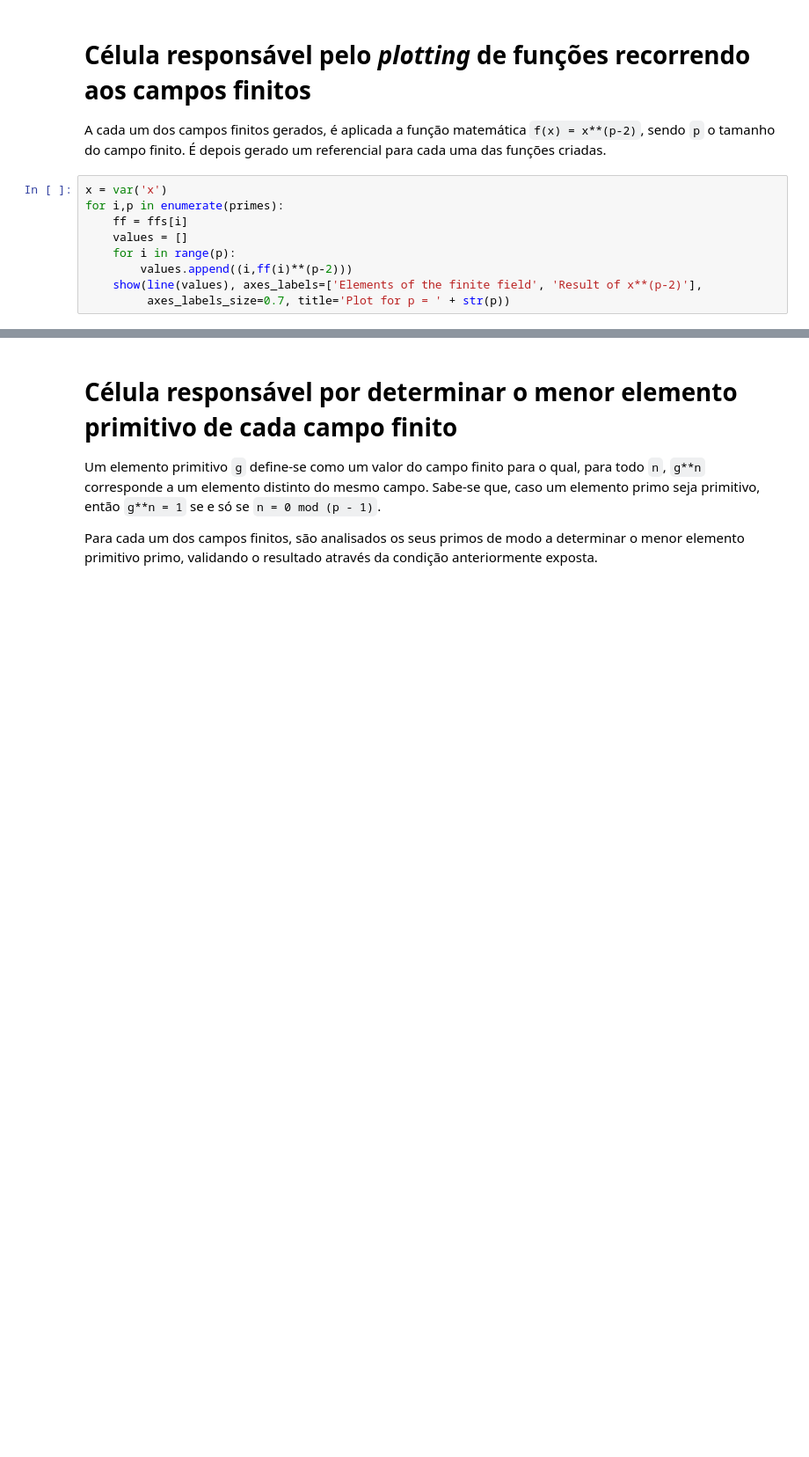
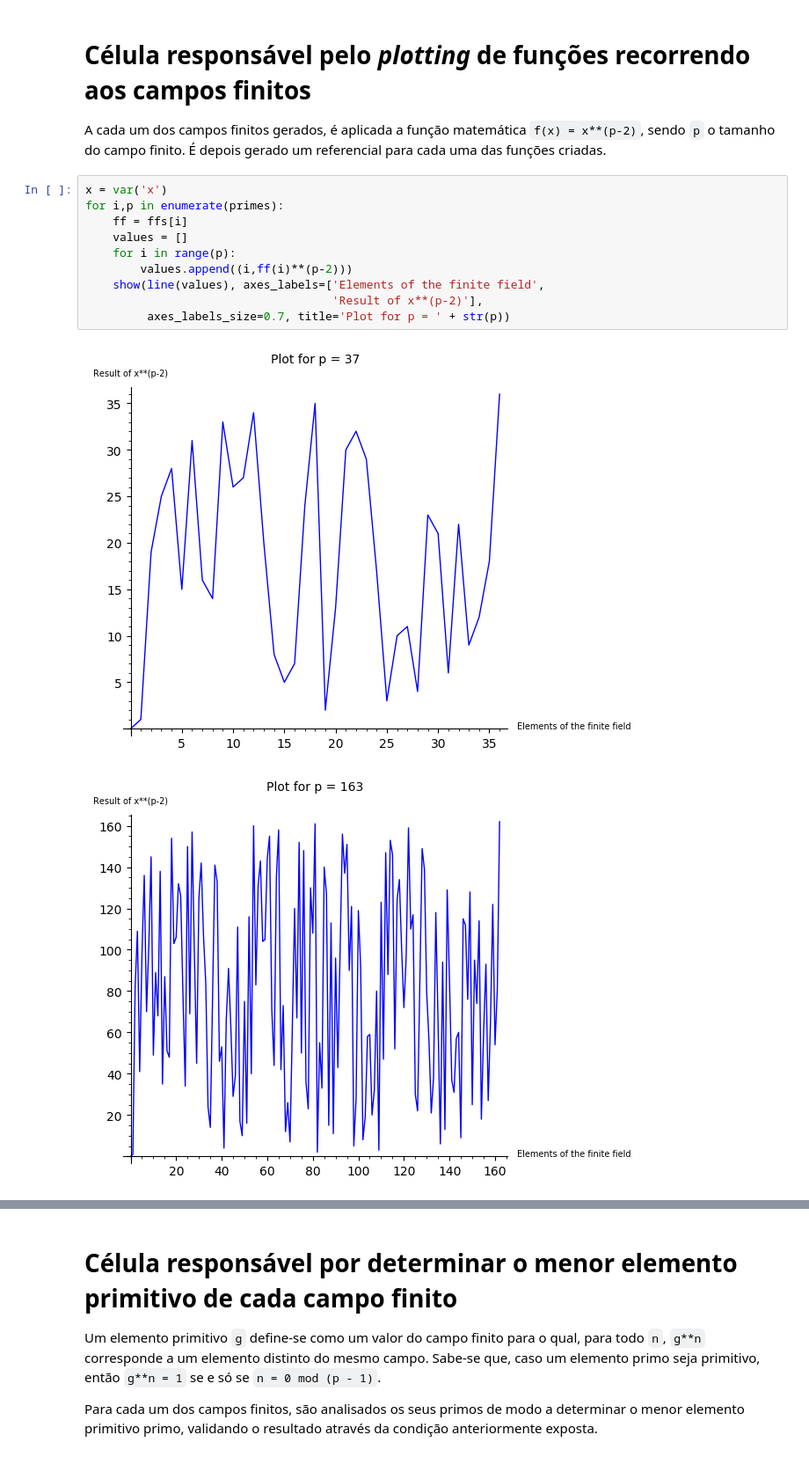
Before and after one commit to afonscosta/EC_1819, a Jupyter notebook: TP0/Hello_World_SageMath.ipynb, the cells around one changed output, grey strips where cells are left out. Shown at 88% size. Cells and saved outputs as stored; diff of their text form; blank space fills up the shorter version.

```diff
--- a/TP0/Hello_World_SageMath.ipynb
+++ b/TP0/Hello_World_SageMath.ipynb
@@ -16,9 +16,13 @@ A cada um dos campos finitos gerados, é aplicada a função matemática `f(x) =
 # %%
 x = var('x')
 for i,p in enumerate(primes):
     ff = ffs[i]
     values = []
     for i in range(p):
         values.append((i,ff(i)**(p-2)))
-    show(line(values), axes_labels=['Elements of the finite field', 'Result of x**(p-2)'],
+    show(line(values), axes_labels=['Elements of the finite field',
+                                    'Result of x**(p-2)'],
          axes_labels_size=0.7, title='Plot for p = ' + str(p))
+# %% [output]
+[figure, added]
+[figure, added]
```
Also changed, not shown: parts of 2 cells of this notebook, 1 other file.
